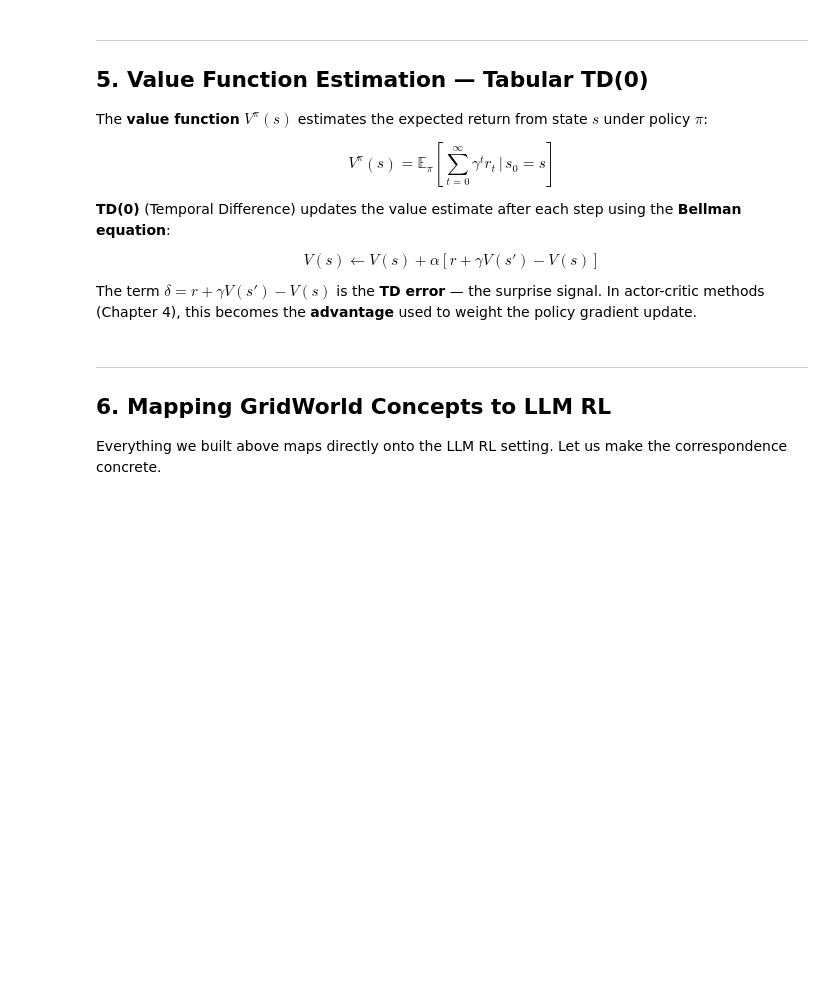
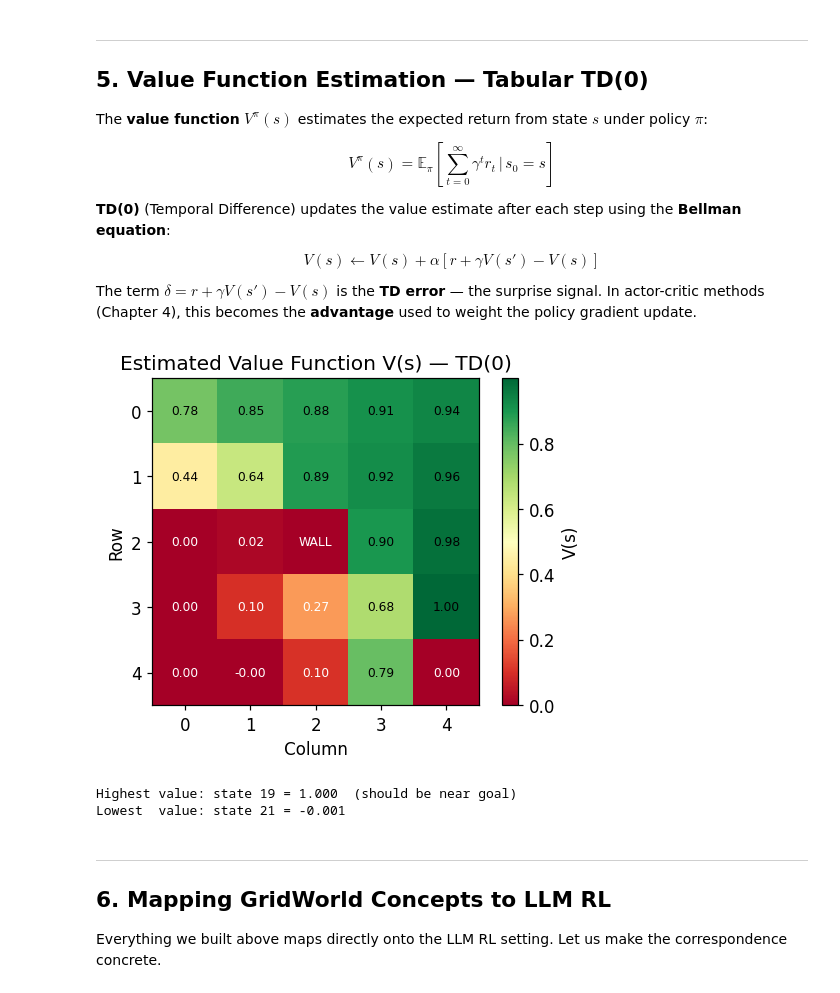
Before and after one commit to arunpshankar/packt-final, a Jupyter notebook: code/notebooks/part1_foundations/03_rl_fundamentals.ipynb, the cells around one changed output. Saved outputs shown, nothing was run; the diff lists cells and outputs as text; code cells hidden in the pictures; blank space fills up the shorter version.

```diff
--- a/code/notebooks/part1_foundations/03_rl_fundamentals.ipynb
+++ b/code/notebooks/part1_foundations/03_rl_fundamentals.ipynb
@@ -351,34 +391,38 @@ def estimate_value_function(
             state = next_state
 
     return V
 
 
 V = estimate_value_function(policy, env, n_episodes=300)
 
 # Plot value function as a heatmap
 N = GridWorld.N
 V_grid = V.reshape(N, N)
 
 fig, ax = plt.subplots(figsize=(5, 4))
 im = ax.imshow(V_grid, cmap='RdYlGn', origin='upper')
 plt.colorbar(im, ax=ax, label='V(s)')
 
 for r in range(N):
     for c in range(N):
         label = f'{V_grid[r, c]:.2f}'
         if (r, c) == GridWorld.WALL:
             label = 'WALL'
         ax.text(c, r, label, ha='center', va='center', fontsize=8,
-                color='black' if V_grid[r, c] > V_grid.min() + 0.3 * V_grid.ptp() else 'white')
+                color='black' if V_grid[r, c] > V_grid.min() + 0.3 * np.ptp(V_grid) else 'white')
 
 ax.set_title('Estimated Value Function V(s) — TD(0)')
 ax.set_xlabel('Column')
 ax.set_ylabel('Row')
 plt.tight_layout()
 plt.show()
 
 print(f'Highest value: state {V.argmax()} = {V.max():.3f}  (should be near goal)')
 print(f'Lowest  value: state {V.argmin()} = {V.min():.3f}')
+# %% [output]
+[figure, added]
+Highest value: state 19 = 1.000  (should be near goal)
+Lowest  value: state 21 = -0.001
 # %% [markdown]
 ---
 ## 6. Mapping GridWorld Concepts to LLM RL
```
Also changed, not shown: parts of 11 cells of this notebook.
